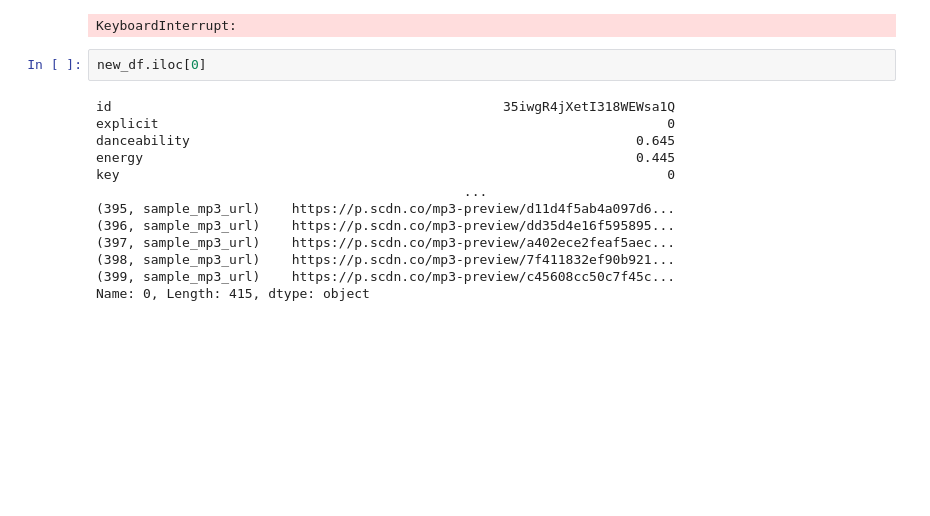
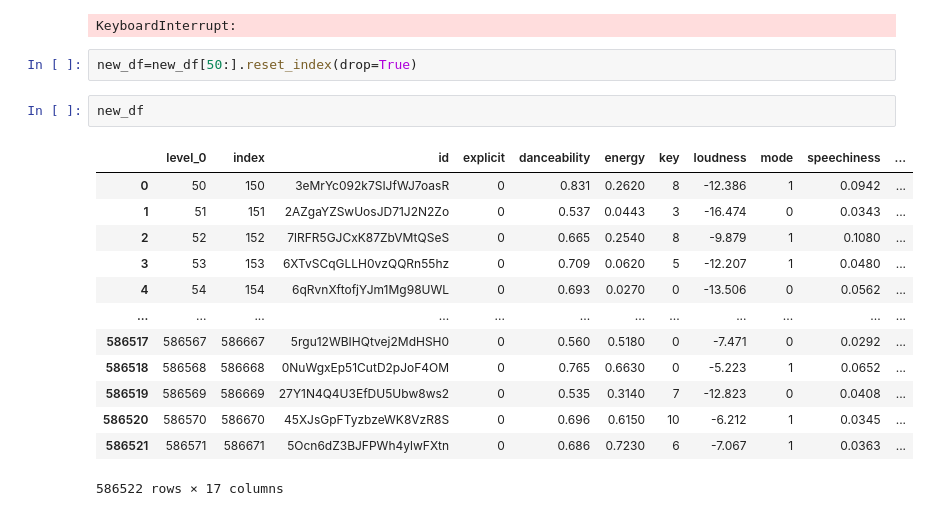
Before and after one commit to n0k0m3/Spotify-API-Audio-Feature-Analysis, a Jupyter notebook: preprocessing.ipynb, the cells around one changed output. Drawn from its saved outputs; the diff is of its cells as text; blank space fills up the shorter version.

```diff
--- a/preprocessing.ipynb
+++ b/preprocessing.ipynb
@@ -55,18 +55,21 @@ for batch_i in tqdm(range(len(new_df["id"])//50+1)):
     new_df[batch_i*50:batch_i*50+50].to_csv("dataset/tracks_url.csv",mode='a', index=False, header=False)
 # %% [output]
 KeyboardInterrupt:
+# %%
+new_df=new_df[50:].reset_index(drop=True)
 # %%
-new_df.iloc[0]
+new_df
 # %% [output]
+|  | level_0 | index | id | explicit | danceability | energy | key | loudness | mode | speechiness | ... |
+| 0 | 50 | 150 | 3eMrYc092k7SIJfWJ7oasR | 0 | 0.831 | 0.2620 | 8 | -12.386 | 1 | 0.0942 | ... |
+| 1 | 51 | 151 | 2AZgaYZSwUosJD71J2N2Zo | 0 | 0.537 | 0.0443 | 3 | -16.474 | 0 | 0.0343 | ... |
+| 2 | 52 | 152 | 7lRFR5GJCxK87ZbVMtQSeS | 0 | 0.665 | 0.2540 | 8 | -9.879 | 1 | 0.1080 | ... |
+| 3 | 53 | 153 | 6XTvSCqGLLH0vzQQRn55hz | 0 | 0.709 | 0.0620 | 5 | -12.207 | 1 | 0.0480 | ... |
+| 4 | 54 | 154 | 6qRvnXftofjYJm1Mg98UWL | 0 | 0.693 | 0.0270 | 0 | -13.506 | 0 | 0.0562 | ... |
+| ... | ... | ... | ... | ... | ... | ... | ... | ... | ... | ... | ... |
+| 586517 | 586567 | 586667 | 5rgu12WBIHQtvej2MdHSH0 | 0 | 0.560 | 0.5180 | 0 | -7.471 | 0 | 0.0292 | ... |
+| 586518 | 586568 | 586668 | 0NuWgxEp51CutD2pJoF4OM | 0 | 0.765 | 0.6630 | 0 | -5.223 | 1 | 0.0652 | ... |
+| 586519 | 586569 | 586669 | 27Y1N4Q4U3EfDU5Ubw8ws2 | 0 | 0.535 | 0.3140 | 7 | -12.823 | 0 | 0.0408 | ... |
+| 586520 | 586570 | 586670 | 45XJsGpFTyzbzeWK8VzR8S | 0 | 0.696 | 0.6150 | 10 | -6.212 | 1 | 0.0345 | ... |
+| 586521 | 586571 | 586671 | 5Ocn6dZ3BJFPWh4ylwFXtn | 0 | 0.686 | 0.7230 | 6 | -7.067 | 1 | 0.0363 | ... |
-id                                                  35iwgR4jXetI318WEWsa1Q
-explicit                                                                 0
-danceability                                                         0.645
-energy                                                               0.445
-key                                                                      0
-                                               ...
-(395, sample_mp3_url)    https://p.scdn.co/mp3-preview/d11d4f5ab4a097d6...
-(396, sample_mp3_url)    https://p.scdn.co/mp3-preview/dd35d4e16f595895...
-(397, sample_mp3_url)    https://p.scdn.co/mp3-preview/a402ece2feaf5aec...
-(398, sample_mp3_url)    https://p.scdn.co/mp3-preview/7f411832ef90b921...
-(399, sample_mp3_url)    https://p.scdn.co/mp3-preview/c45608cc50c7f45c...
-Name: 0, Length: 415, dtype: object
+586522 rows × 17 columns
```
Also changed, not shown: 1 other file.
